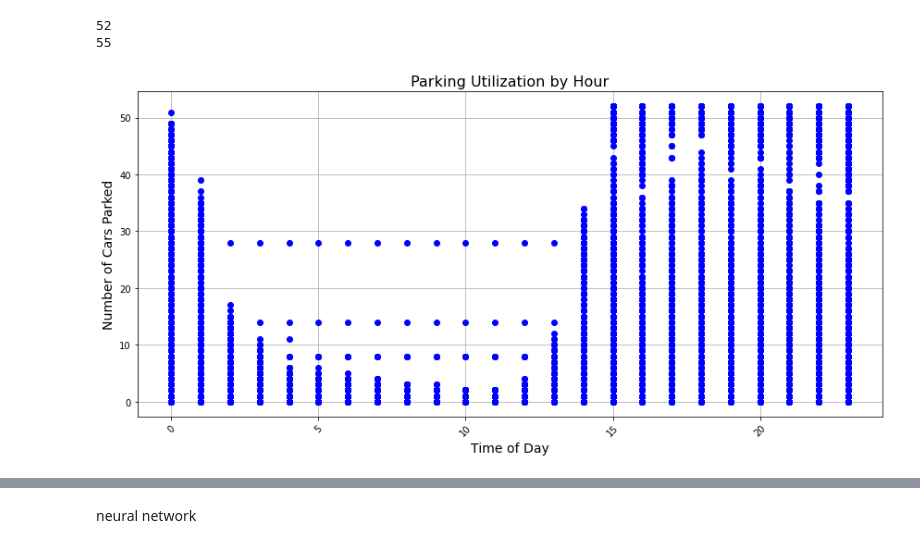
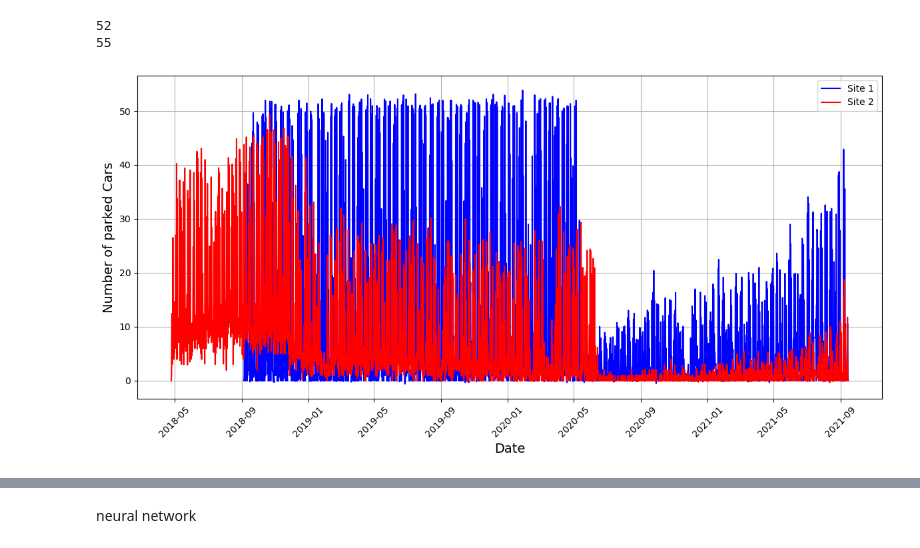
Before and after one commit to Vigro08/AA-Team-Assignment, a Jupyter notebook: Tasks/04_Predictive_Analysis.ipynb, the cells around one changed output, grey strips where cells are left out. Drawn from its saved outputs; the diff is of its cells as text; code cells hidden in the pictures.

```diff
--- a/Tasks/04_Predictive_Analysis.ipynb
+++ b/Tasks/04_Predictive_Analysis.ipynb
@@ -71,16 +79,40 @@ utilization_b = create_utilization(site_b)
-# %%
-plt.figure(figsize=(12, 6))
-plt.plot(utilization_a['time'], utilization_a['utilization'], marker='o', linestyle='', color='b')
-
-# Formatting the plot
-plt.title('Parking Utilization by Hour', fontsize=16)
-plt.xlabel('Time of Day', fontsize=14)
-plt.ylabel('Number of Cars Parked', fontsize=14)
-plt.xticks(rotation=45)
-plt.grid(True)
-plt.tight_layout()
-
-# Show the plot
-plt.show()
-# %% [output]
-[figure, removed]
+# %%
+def smooth_curve(dataframe):
+
+    x = np.arange(len(dataframe))  # Numeric representation of time
+    y = dataframe['utilization'].values
+
+    # Create a spline interpolation
+    spline = make_interp_spline(x, y, k=3)  # Cubic spline interpolation
+    x_smooth = np.linspace(x.min(), x.max(), 2000)  # Increase resolution for smoother curve
+    y_smooth = spline(x_smooth)
+
+    # Match time array to the interpolated points
+    time_smooth = np.linspace(dataframe['time'].iloc[0].timestamp(),
+                              dataframe['time'].iloc[-1].timestamp(),
+                              len(x_smooth))
+    time_smooth = pd.to_datetime(time_smooth, unit='s')
+    return time_smooth, y_smooth
+
+# Smooth curves for both sites
+time_smooth_a, y_smooth_a = smooth_curve(utilization_demo_a)
+time_smooth_b, y_smooth_b = smooth_curve(utilization_demo_b)
+
+# Plot the utilization for both sites
+plt.figure(figsize=(12, 6))
+plt.plot(time_smooth_a, y_smooth_a, color='b', label='Site 1')
+plt.plot(time_smooth_b, y_smooth_b, color='r', label='Site 2')
+
+# Formatting the plot
+
+plt.xlabel('Date', fontsize=14)
+plt.ylabel('Number of parked Cars', fontsize=14)
+plt.xticks(rotation=45)
+plt.legend()
+plt.grid(True)
+plt.tight_layout()
+
+# Show the plot
+plt.show()
+# %% [output]
+[figure, added]
```
Also changed, not shown: parts of 39 cells of this notebook.
